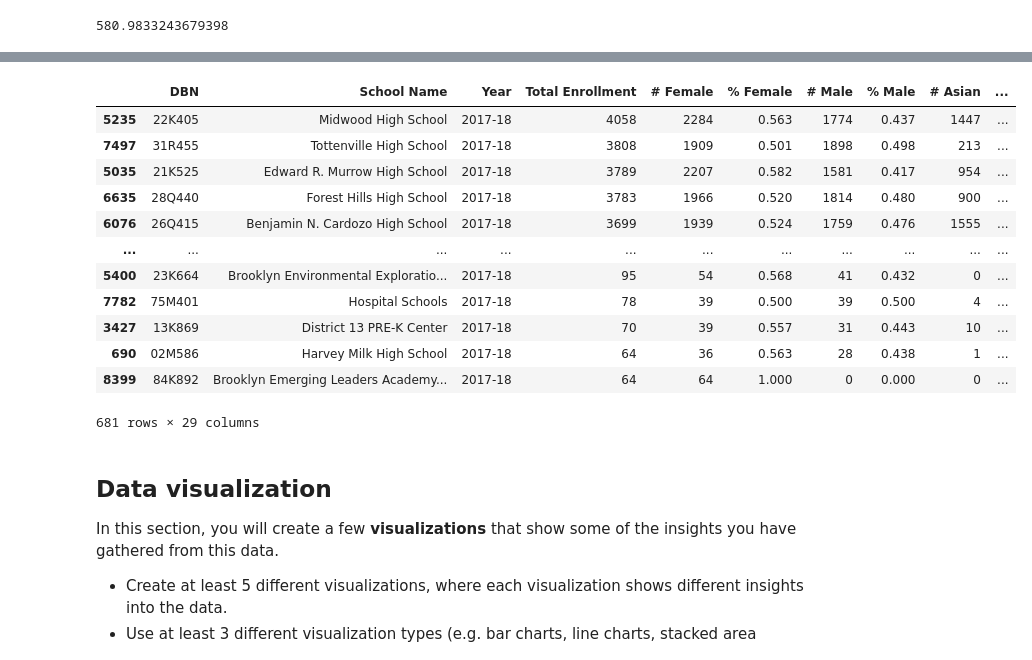
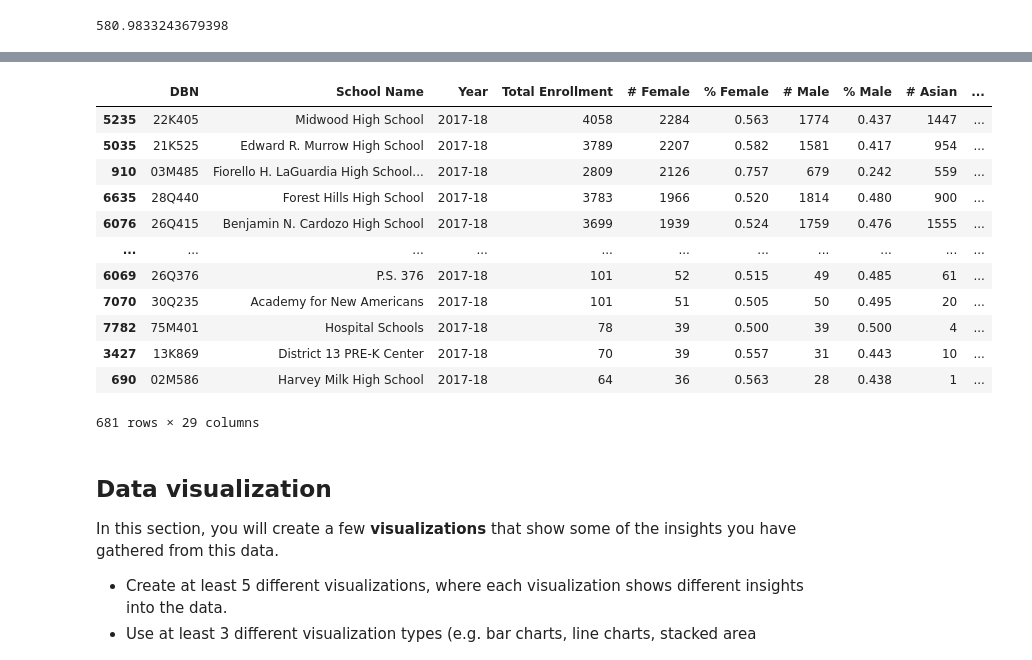
Before and after one commit to dbdesign-students-spring2024/8-pandas-exploration-keatwyu03, a Jupyter notebook: analysis.ipynb, the cells around one changed output, grey strips where cells are left out. Saved outputs shown, nothing was run; the diff lists cells and outputs as text; code cells hidden in the pictures.

```diff
--- a/analysis.ipynb
+++ b/analysis.ipynb
@@ -178,21 +187,21 @@ print(meanVal2019)
 # %%
 year_2017_filter = df.loc[df["Year"] == '2017-18']
 moreFemale = year_2017_filter.loc[df["% Female"] >= df["% Male"]]
-sortedFemale = moreFemale.sort_values(by="Total Enrollment", ascending = False)
+sortedFemale = moreFemale.sort_values(by="# Female", ascending = False)
 sortedFemale
 # %% [output]
 |  | DBN | School Name | Year | Total Enrollment | # Female | % Female | # Male | % Male | # Asian | ... |
 | 5235 | 22K405 | Midwood High School | 2017-18 | 4058 | 2284 | 0.563 | 1774 | 0.437 | 1447 | ... |
-| 7497 | 31R455 | Tottenville High School | 2017-18 | 3808 | 1909 | 0.501 | 1898 | 0.498 | 213 | ... |
 | 5035 | 21K525 | Edward R. Murrow High School | 2017-18 | 3789 | 2207 | 0.582 | 1581 | 0.417 | 954 | ... |
+| 910 | 03M485 | Fiorello H. LaGuardia High School... | 2017-18 | 2809 | 2126 | 0.757 | 679 | 0.242 | 559 | ... |
 | 6635 | 28Q440 | Forest Hills High School | 2017-18 | 3783 | 1966 | 0.520 | 1814 | 0.480 | 900 | ... |
 | 6076 | 26Q415 | Benjamin N. Cardozo High School | 2017-18 | 3699 | 1939 | 0.524 | 1759 | 0.476 | 1555 | ... |
 | ... | ... | ... | ... | ... | ... | ... | ... | ... | ... | ... |
-| 5400 | 23K664 | Brooklyn Environmental Exploratio... | 2017-18 | 95 | 54 | 0.568 | 41 | 0.432 | 0 | ... |
+| 6069 | 26Q376 | P.S. 376 | 2017-18 | 101 | 52 | 0.515 | 49 | 0.485 | 61 | ... |
+| 7070 | 30Q235 | Academy for New Americans | 2017-18 | 101 | 51 | 0.505 | 50 | 0.495 | 20 | ... |
 | 7782 | 75M401 | Hospital Schools | 2017-18 | 78 | 39 | 0.500 | 39 | 0.500 | 4 | ... |
 | 3427 | 13K869 | District 13 PRE-K Center | 2017-18 | 70 | 39 | 0.557 | 31 | 0.443 | 10 | ... |
 | 690 | 02M586 | Harvey Milk High School | 2017-18 | 64 | 36 | 0.563 | 28 | 0.438 | 1 | ... |
-| 8399 | 84K892 | Brooklyn Emerging Leaders Academy... | 2017-18 | 64 | 64 | 1.000 | 0 | 0.000 | 0 | ... |
 681 rows × 29 columns
 # %% [markdown]
 ## Data visualization
```
Also changed, not shown: parts of 19 cells of this notebook.
